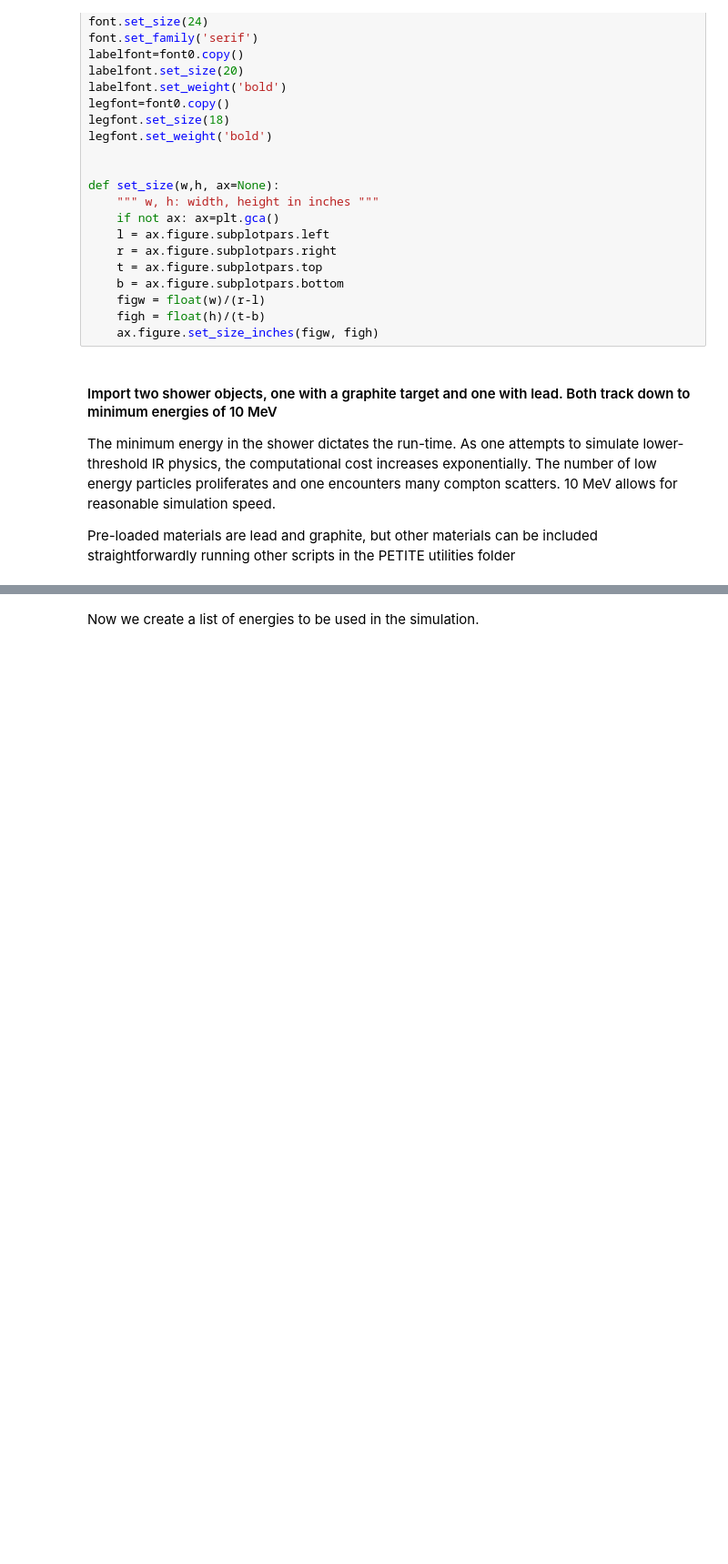
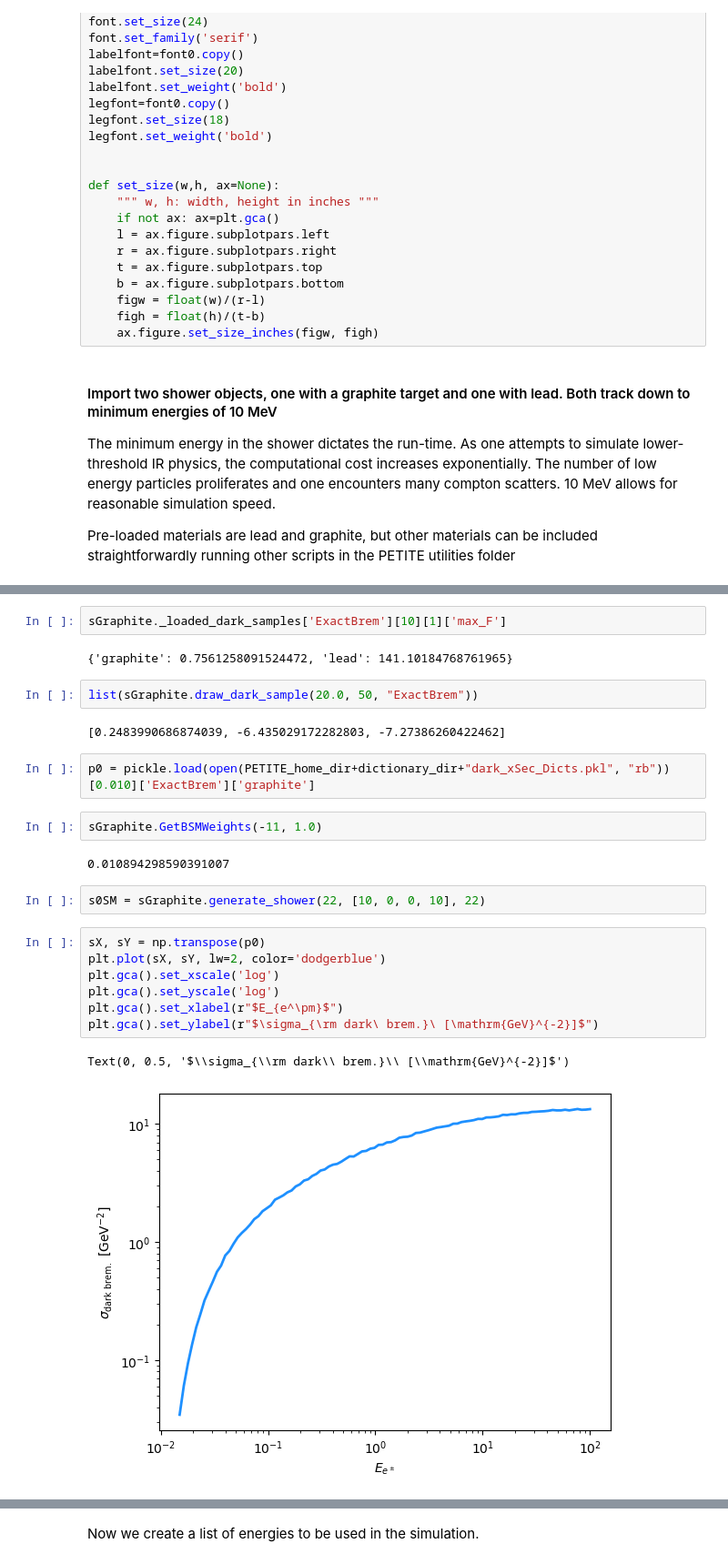
Before and after one commit to kjkellyphys/PETITE, a Jupyter notebook: examples/PETITE_DarkShower.ipynb, the cells around one changed output, grey strips where cells are left out. Shown at 91% size. Saved outputs shown, nothing was run; the diff lists cells and outputs as text; blank space fills up the shorter version.

Commit message:
Changes to get Dark Shower up and running

```diff
--- a/examples/PETITE_DarkShower.ipynb
+++ b/examples/PETITE_DarkShower.ipynb
@@ -97,0 +96,26 @@ TypeError: 'float' object is not iterable
+# %%
+sGraphite._loaded_dark_samples['ExactBrem'][10][1]['max_F']
+# %% [output]
+{'graphite': 0.7561258091524472, 'lead': 141.10184768761965}
+# %%
+list(sGraphite.draw_dark_sample(20.0, 50, "ExactBrem"))
+# %% [output]
+[0.2483990686874039, -6.435029172282803, -7.27386260422462]
+# %%
+p0 = pickle.load(open(PETITE_home_dir+dictionary_dir+"dark_xSec_Dicts.pkl", "rb"))[0.010]['ExactBrem']['graphite']
+# %%
+sGraphite.GetBSMWeights(-11, 1.0)
+# %% [output]
+0.010894298590391007
+# %%
+s0SM = sGraphite.generate_shower(22, [10, 0, 0, 10], 22)
+# %%
+sX, sY = np.transpose(p0)
+plt.plot(sX, sY, lw=2, color='dodgerblue')
+plt.gca().set_xscale('log')
+plt.gca().set_yscale('log')
+plt.gca().set_xlabel(r"$E_{e^\pm}$")
+plt.gca().set_ylabel(r"$\sigma_{\rm dark\ brem.}\ [\mathrm{GeV}^{-2}]$")
+# %% [output]
+Text(0, 0.5, '$\\sigma_{\\rm dark\\ brem.}\\ [\\mathrm{GeV}^{-2}]$')
+[figure, added]
```
Also changed, not shown: parts of 65 cells of this notebook, 6 other files.
